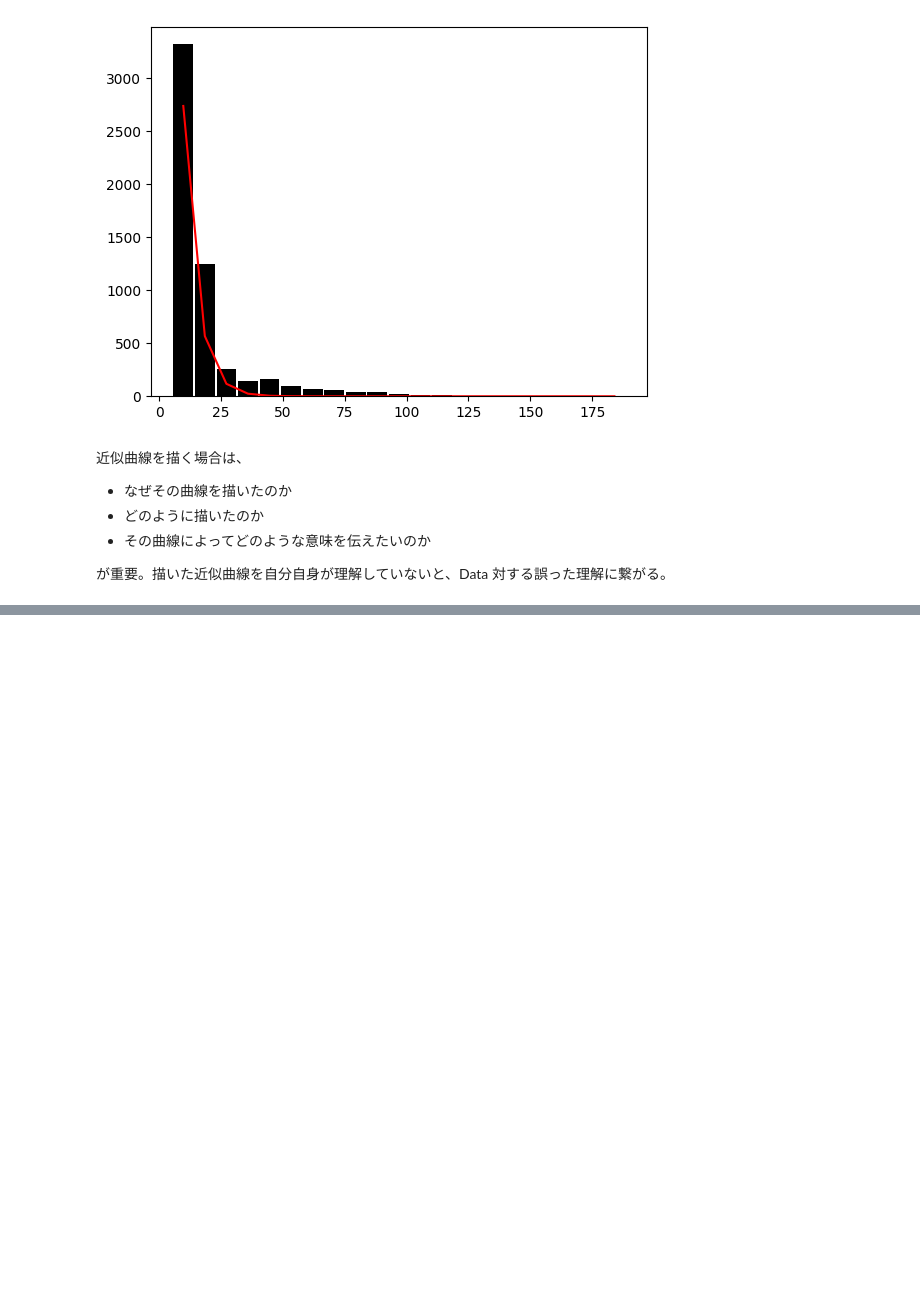
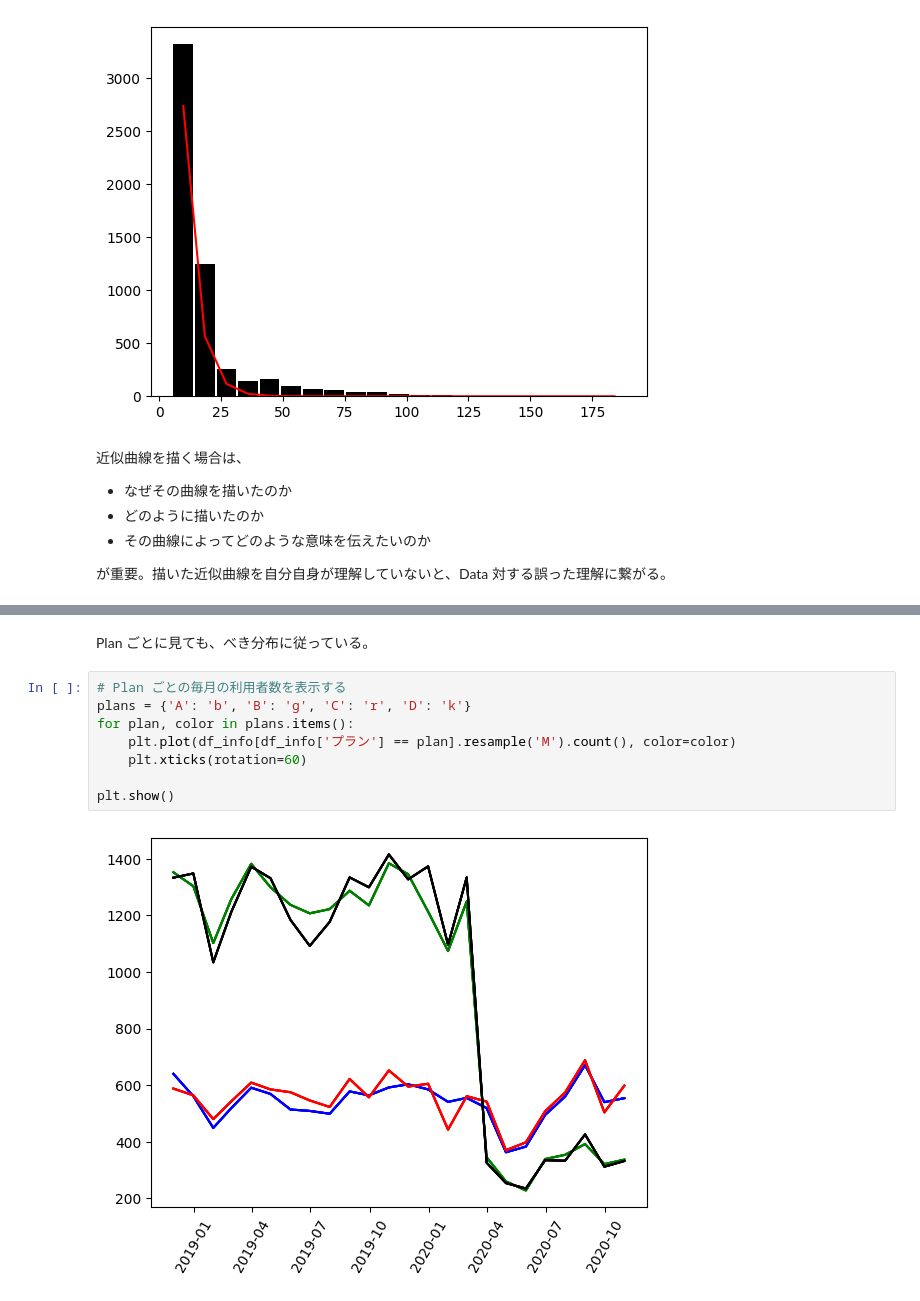
Before and after one commit to 1024xx4/math_programing_for_ai_and_ds, a Jupyter notebook: section01/section01.ipynb, the cells around one changed output, grey strips where cells are left out. Saved outputs shown, nothing was run; the diff lists cells and outputs as text; blank space fills up the shorter version.

```diff
--- a/section01/section01.ipynb
+++ b/section01/section01.ipynb
@@ -241,0 +335,12 @@ plt.show()
+# %% [markdown]
+Plan ごとに見ても、べき分布に従っている。
+# %%
+# Plan ごとの毎月の利用者数を表示する
+plans = {'A': 'b', 'B': 'g', 'C': 'r', 'D': 'k'}
+for plan, color in plans.items():
+    plt.plot(df_info[df_info['プラン'] == plan].resample('M').count(), color=color)
+    plt.xticks(rotation=60)
+
+plt.show()
+# %% [output]
+[figure, added]
```
Also changed, not shown: parts of 4 cells of this notebook.
